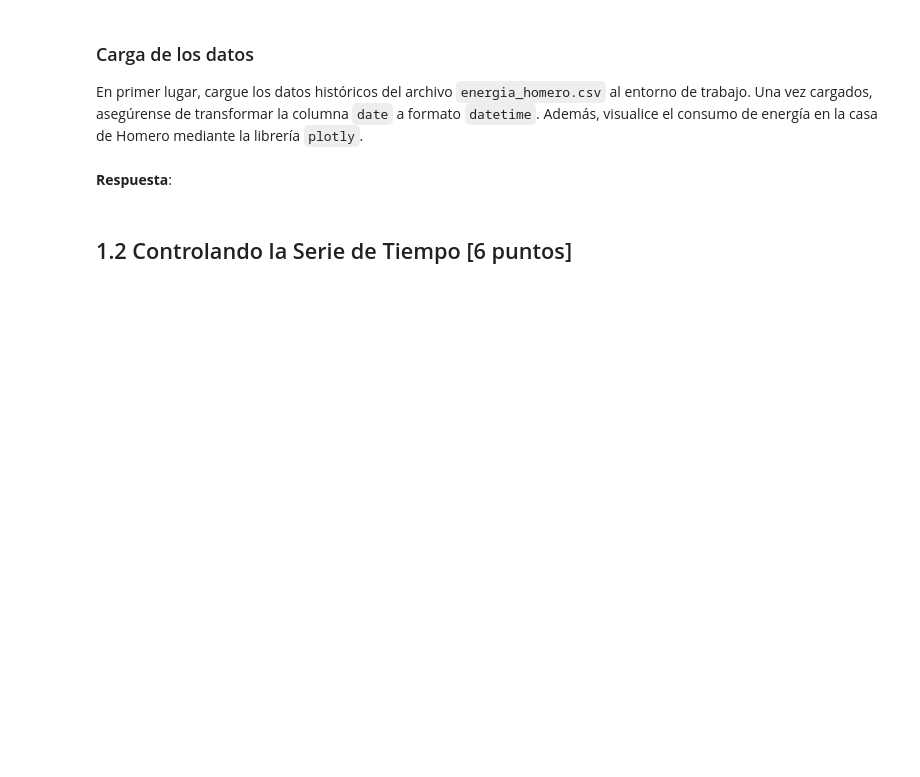
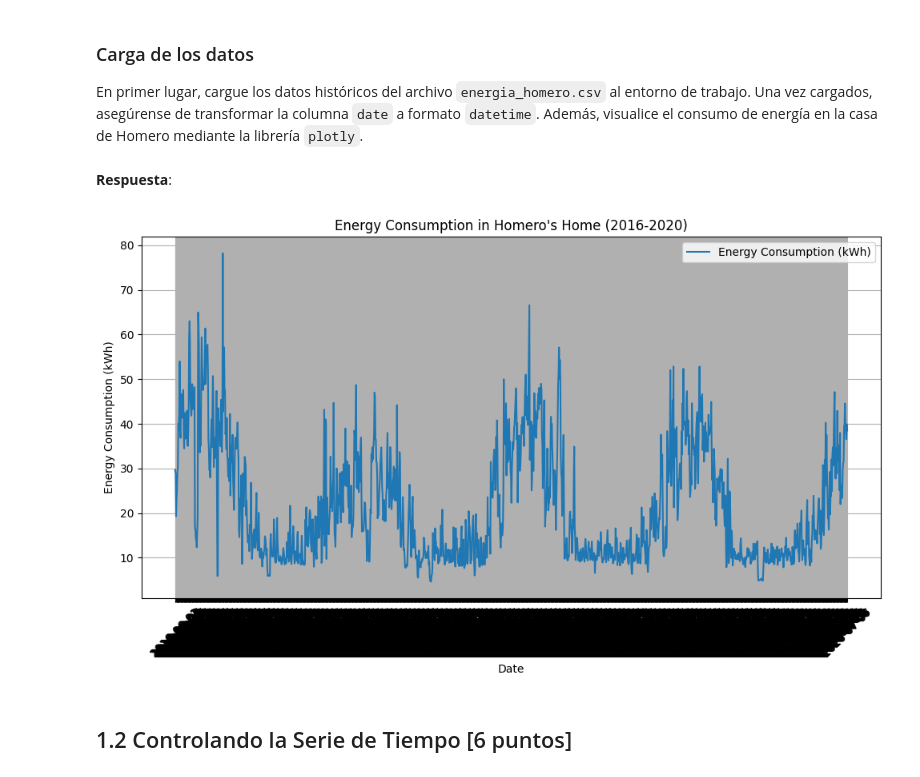
Before and after one commit to Qajirr/MDS7202-Labs, a Jupyter notebook: Lab 8 - Forecasting/Lab_8_Enunciado.ipynb, the cells around one changed output. Drawn from its saved outputs; the diff is of its cells as text; code cells hidden in the pictures; blank space fills up the shorter version.

```diff
--- a/Lab 8 - Forecasting/Lab_8_Enunciado.ipynb
+++ b/Lab 8 - Forecasting/Lab_8_Enunciado.ipynb
@@ -114,3 +112,28 @@ En primer lugar, cargue los datos históricos del archivo `energia_homero.csv` a
+# %%
+#Codigo Aqui
+import pandas as pd
+
+file_path = r"C:\Users\joaqu\Downloads\MDS7202-Labs\MDS7202-Labs-18\Lab 8 - Forecasting\energia_homero.csv"
+energy_data = pd.read_csv(file_path)
+
+# Display the first few rows of the dataset to understand its structure
+energy_data.head()
+# Retry the visualization using matplotlib instead of plotly due to connection issue
+import matplotlib.pyplot as plt
+
+# Plot the energy consumption
+plt.figure(figsize=(10,6))
+plt.plot(energy_data['date'], energy_data['Energy_kWh'], label='Energy Consumption (kWh)')
+plt.xlabel('Date')
+plt.ylabel('Energy Consumption (kWh)')
+plt.title('Energy Consumption in Homero\'s Home (2016-2020)')
+plt.grid(True)
+plt.legend()
+plt.xticks(rotation=45)
+plt.tight_layout()
+plt.show()
+# %% [output]
+[figure, added]
 # %% [markdown]
 ## 1.2 Controlando la Serie de Tiempo [6 puntos]
 # %% [markdown]
```
Also changed, not shown: parts of 17 cells of this notebook.
